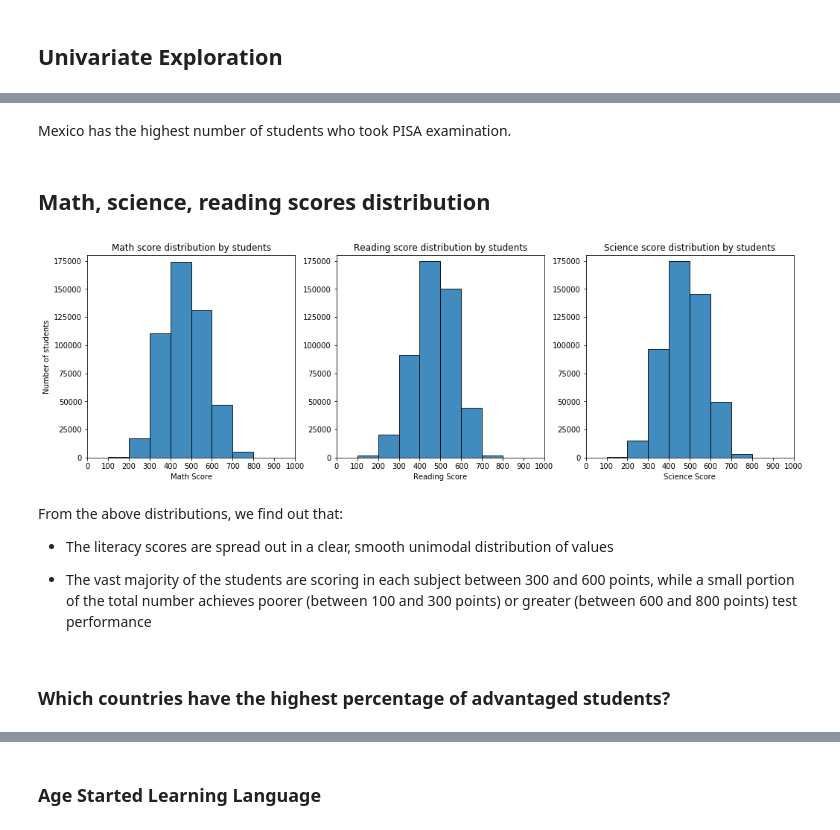
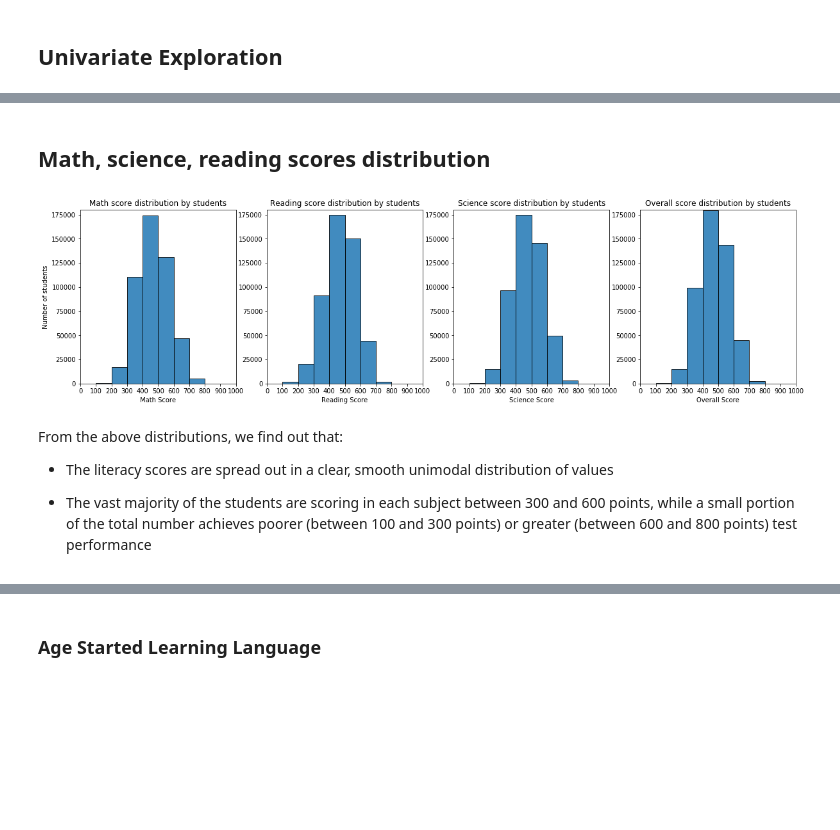
Before and after one commit to att9992/Data-Analyst-Projects, a Jupyter notebook: Project 5 PISA/PISA_Project.ipynb, the cells around one changed output, grey strips where cells are left out. Drawn from its saved outputs; the diff is of its cells as text; code cells hidden in the pictures; blank space fills up the shorter version.

```diff
--- a/Project 5 PISA/PISA_Project.ipynb
+++ b/Project 5 PISA/PISA_Project.ipynb
@@ -124,14 +117,15 @@ df_clean['ESCS']= df_clean['ESCS'].astype(float)
-# %%
-df_clean['disad'] = df_clean['ESCS'].dropna().apply(lambda x: 1 if x <= -1 else 0)
-
-df_clean['ad'] = df_clean['ESCS'].dropna().apply(lambda x: 1 if x >= 1 else 0)
+# %%
+df_clean['ESCS']= df_clean['ESCS'].astype(float)
+df_clean['OUTHOURS']= df_clean['LMINS'].astype(float)
+df_clean['LMINS']= df_clean['LMINS'].astype(float)
+df_clean['MMINS']= df_clean['MMINS'].astype(float)
+df_clean['SMINS']= df_clean['SMINS'].astype(float)
 # %% [markdown]
 ### Remove unused columns
 # %%
 df_clean = df_clean[[
     'STIDSTD', 'NC', 'ESCS', 'EC06Q01', 'ST04Q01','COBN_S', 'overall_score',
-    'math_score', 'read_score', 'sci_score',
-    'disad', 'ad'
+    'math_score', 'read_score', 'sci_score', 'OUTHOURS','LMINS','MMINS','SMINS'
 ]]
 # %%
 df_clean.rename(columns={
@@ -139,7 +133,12 @@ df_clean.rename(columns={
     'NC': 'country',
     'EC06Q01': 'age_learn',
     'ST04Q01': 'gender',
-    'COBN_S': 'birth_country'
+    'COBN_S': 'birth_country',
+    'OUTHOURS':'overall_time',
+    'LMINS':'read_time',
+    'MMINS':'math_time',
+    'SMINS':'sci_time'
+
 },
                 inplace=True)
 # %%
@@ -187,41 +175,48 @@ Text(0.5, 0, 'Number of Students')
-# %% [markdown]
-Mexico has the highest number of students who took PISA examination.
 # %% [markdown]
 ## Math, science, reading scores distribution
 # %%
-plt.figure(figsize = [17, 5])
+plt.figure(figsize = [20, 5])
 
 bins_hist = np.arange(0, 1000 + 1, 100)
 
-plt.subplot(1, 3, 1)
+plt.subplot(1, 4, 1)
 plt.hist(df_clean['math_score'], bins = bins_hist, ec = 'black', alpha = 0.85);
 
 plt.xlim(0, 1000);
 plt.ylim(0, 180000 + 1);
 plt.xticks(bins_hist)
 plt.xlabel('Math Score');
 plt.ylabel('Number of students')
 plt.title("Math score distribution by students");
 
-plt.subplot(1, 3, 2)
+plt.subplot(1, 4, 2)
 plt.hist(df_clean['read_score'], bins = bins_hist, ec = 'black', alpha = 0.85);
 
 plt.xlim(0, 1000);
 plt.ylim(0, 180000 + 1);
 plt.xticks(bins_hist)
 plt.xlabel('Reading Score');
 plt.title("Reading score distribution by students");
 
-plt.subplot(1, 3, 3)
+plt.subplot(1, 4, 3)
 plt.hist(df_clean['sci_score'], bins = bins_hist, ec = 'black', alpha = 0.85);
 
 plt.xlim(0, 1000);
 plt.ylim(0, 180000 + 1);
 plt.xticks(bins_hist)
 plt.xlabel('Science Score');
 plt.title("Science score distribution by students");
+
+plt.subplot(1, 4, 4)
+plt.hist(df_clean['overall_score'], bins = bins_hist, ec = 'black', alpha = 0.85);
+
+plt.xlim(0, 1000);
+plt.ylim(0, 180000 + 1);
+plt.xticks(bins_hist)
+plt.xlabel('Overall Score');
+plt.title("Overall score distribution by students");
 # %% [output]
-[figure, old version]
+[figure, new version]
 # %% [markdown]
 From the above distributions, we find out that:
 
@@ -229,5 +224,3 @@ From the above distributions, we find out that:
 
 
 * The vast majority of the students are scoring in each subject between 300 and 600 points, while a small portion of the total number achieves poorer (between 100 and 300 points) or greater (between 600 and 800 points) test performance
-# %% [markdown]
-### Which countries have the highest percentage of advantaged students?
```
Also changed, not shown: parts of 33 cells of this notebook, 3 other files.
